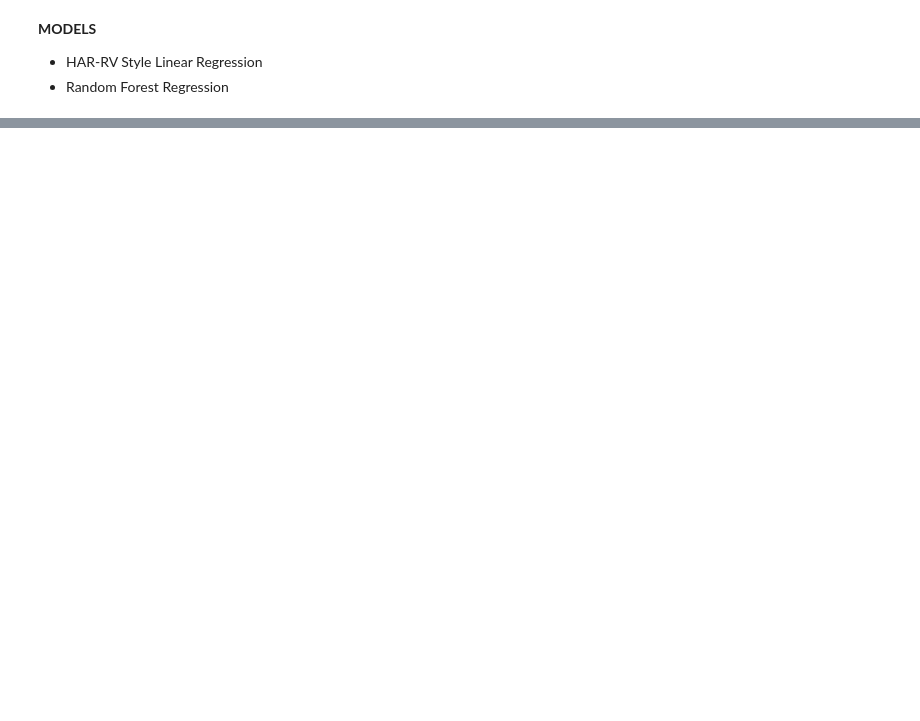
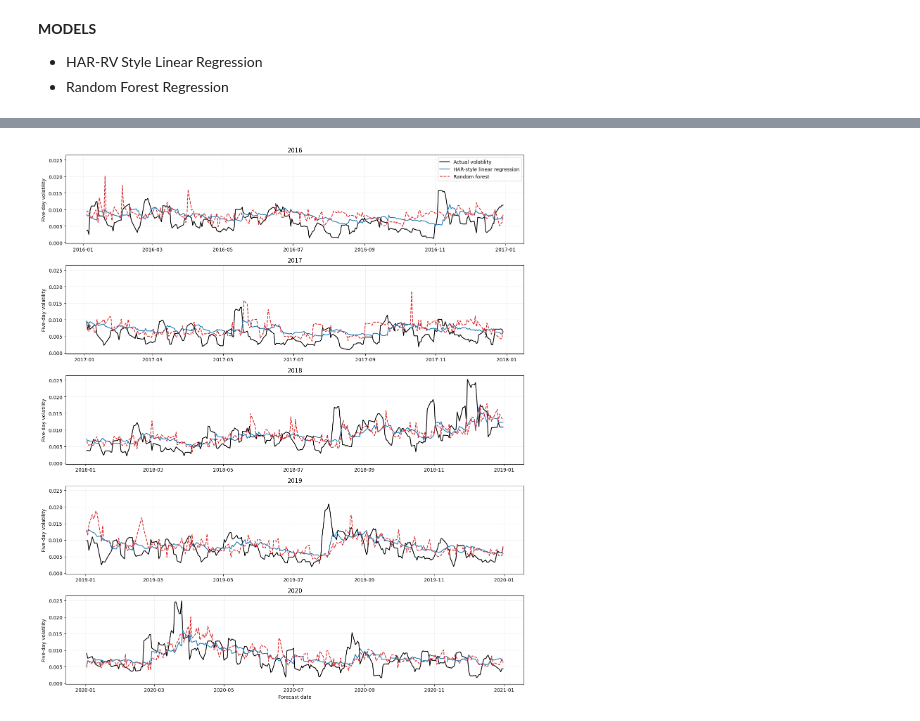
Before and after one commit to ruthvik889/Model-Performance-Forecasting-Volatility-Between-INR-USD, a Jupyter notebook: INR_USD_Volatility_Forecasting.ipynb, the cells around one changed output, grey strips where cells are left out. Cells and saved outputs as stored; diff of their text form; code cells hidden in the pictures; blank space fills up the shorter version.

```diff
--- a/INR_USD_Volatility_Forecasting.ipynb
+++ b/INR_USD_Volatility_Forecasting.ipynb
@@ -321,0 +358,49 @@ plt.show()
+# %%
+import matplotlib.pyplot as plt
+
+fig, axes = plt.subplots(
+    5, 1,
+    figsize=(14, 16),
+    sharey=True
+)
+
+for ax, year in zip(axes, range(2016, 2021)):
+
+    yearly = prediction_results.loc[
+        prediction_results["year"] == year
+    ]
+
+    ax.plot(
+        yearly["date"],
+        yearly["actual_volatility"],
+        color="black",
+        label="Actual volatility"
+    )
+
+    ax.plot(
+        yearly["date"],
+        yearly["linear_prediction"],
+        color="tab:blue",
+        label="HAR-style linear regression"
+    )
+
+    ax.plot(
+        yearly["date"],
+        yearly["random_forest_prediction"],
+        color="tab:red",
+        linestyle="--",
+        label="Random forest"
+    )
+
+    ax.set_title(str(year))
+    ax.set_ylabel("Five-day volatility")
+    ax.grid(alpha=0.2)
+
+axes[0].legend()
+axes[-1].set_xlabel("Forecast date")
+
+plt.tight_layout()
+plt.savefig("annual_forecasts_2016_2020.png", dpi=300)
+plt.show()
+# %% [output]
+[figure, added]
```
Also changed, not shown: parts of 17 cells of this notebook.
